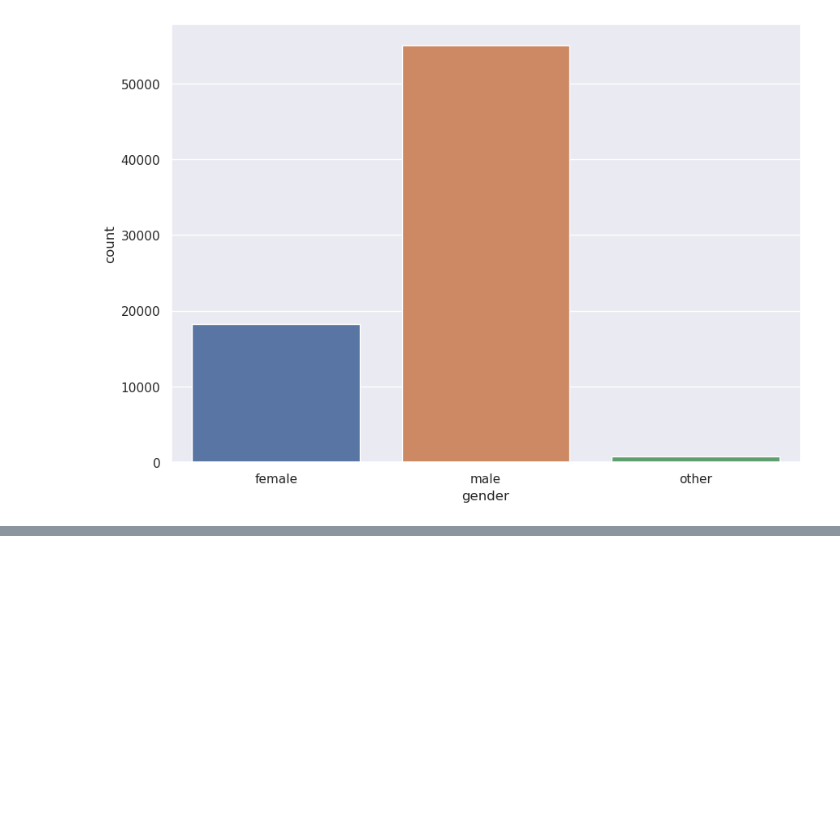
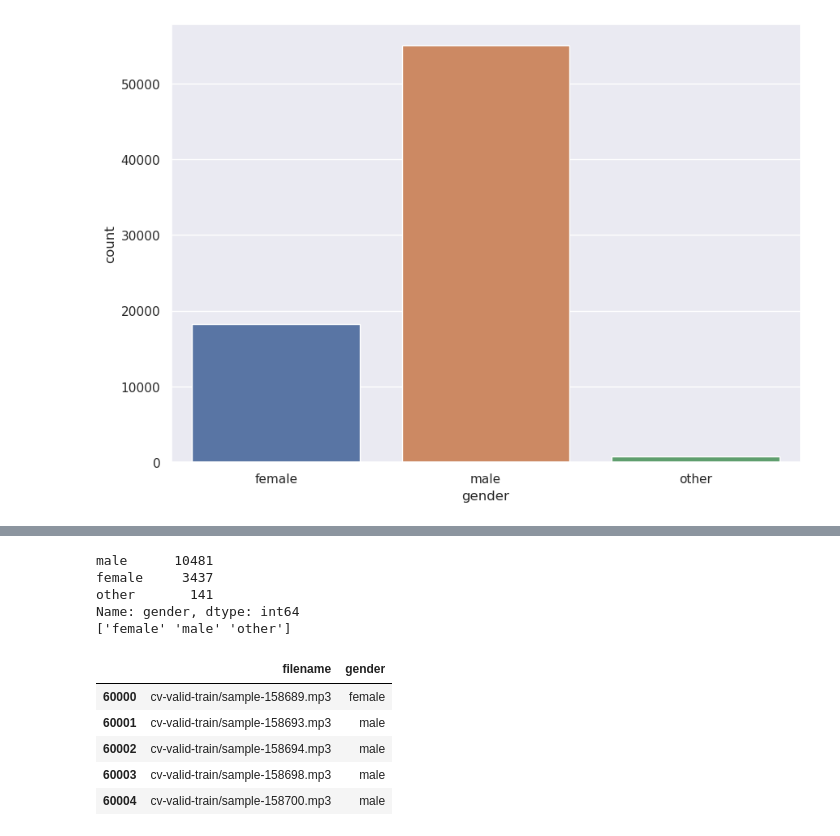
Before and after one commit to Rain1618/Multilingual-MNIST, a Jupyter notebook: code.ipynb, the cells around one changed output, grey strips where cells are left out. Cells and saved outputs as stored; diff of their text form; code cells hidden in the pictures; blank space fills up the shorter version.

Commit message:
Kaggle Notebook | SLID_hehe | Version 6

```diff
--- a/code.ipynb
+++ b/code.ipynb
@@ -42,6 +25,7 @@ for dirname, _, filenames in os.walk('/kaggle/input'):
 # %%
-df_en = pd.read_csv("/kaggle/input/common-voice/cv-valid-train.csv")
-df_en.head()
+# load dataset from input directory
+df = pd.read_csv("/kaggle/input/common-voice/cv-valid-train.csv")
+df.head()
 # %% [output]
 |  | filename | text | up_votes | down_votes | age | gender | accent | duration |
 | 0 | cv-valid-train/sample-000000.mp3 | learn to recognize omens and foll... | 1 | 0 | NaN | NaN | NaN | NaN |
@@ -57,12 +41,3 @@ sns.countplot(x="gender",
 plt.show()
 # %% [output]
 [figure]
-# %%
-#Clean up datafram
-def clean(df_en):
-    df_en = df_en.dropna(subset = ['gender'])
-    df_en = df_en.drop(labels=['up_votes', 'down_votes', 'age'], axis = 1)
-    return df_en
-
-df_en = clean(df_en)
-df_en.head()
@@ -75,0 +44,12 @@ df_en.head()
+# %%
+#Clean up dataframe
+def clean(df):
+    df = df[['filename','gender']]
+    data = df[df['gender'].notna()]
+    data.reset_index(inplace=True, drop=True)
+    data.head()
+    return data
+
+df = clean(df)
+print(len(df))
+df.head()
@@ -75,0 +64,18 @@ df_en.head()
+# %%
+#Shorten the dataset to limit time needed to train model
+df = df.drop(df[:60000].index)
+print(df.gender.value_counts())
+print(df['gender'].unique())
+df.head()
+# %% [output]
+male      10481
+female     3437
+other       141
+Name: gender, dtype: int64
+['female' 'male' 'other']
+|  | filename | gender |
+| 60000 | cv-valid-train/sample-158689.mp3 | female |
+| 60001 | cv-valid-train/sample-158693.mp3 | male |
+| 60002 | cv-valid-train/sample-158694.mp3 | male |
+| 60003 | cv-valid-train/sample-158698.mp3 | male |
+| 60004 | cv-valid-train/sample-158700.mp3 | male |
```
Also changed, not shown: parts of 24 cells of this notebook.
